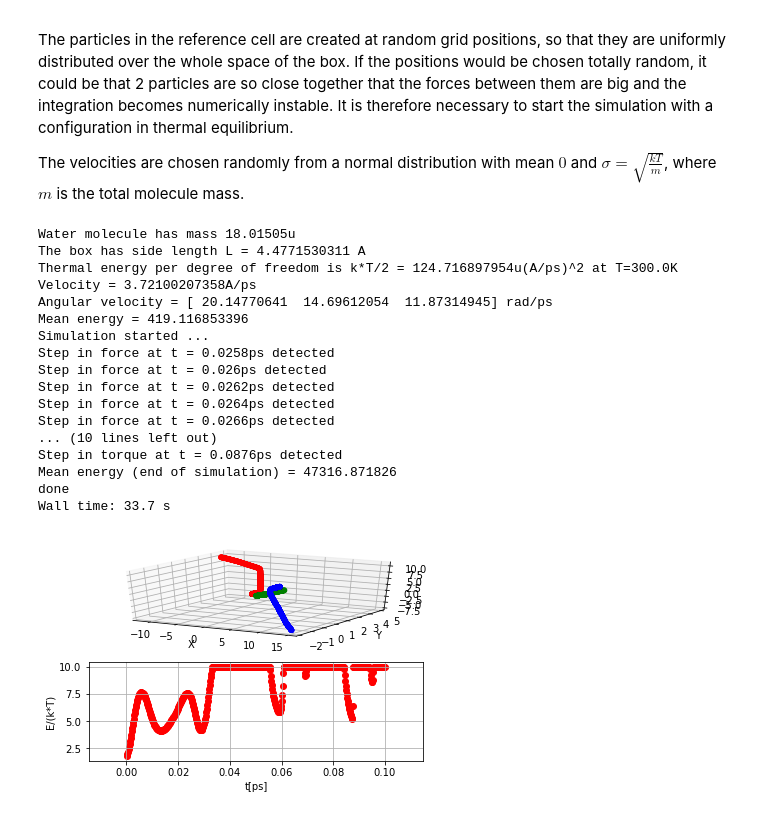
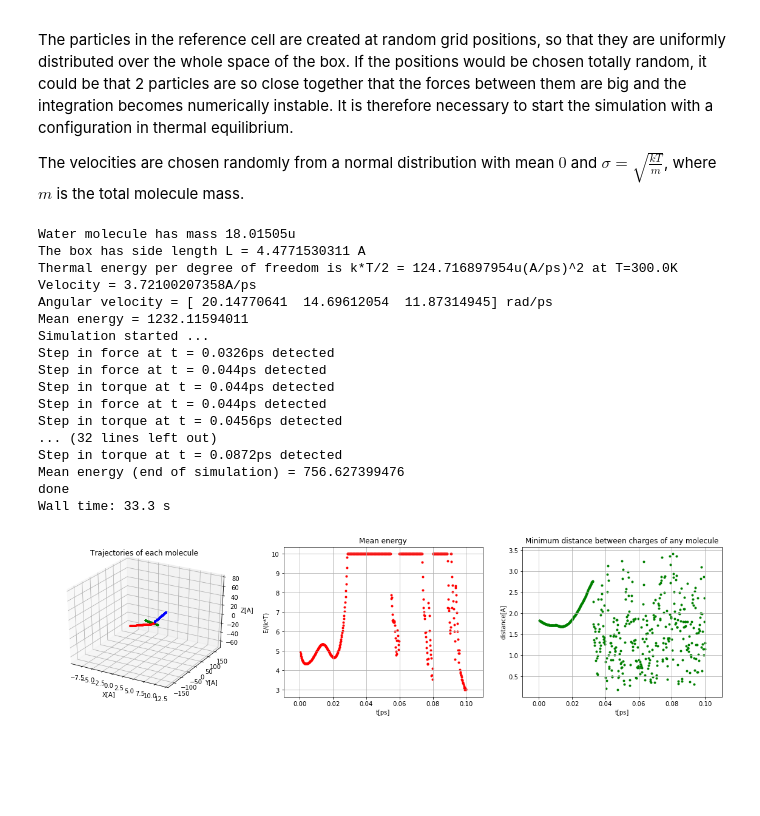
Before and after one commit to ghejc/mdwater, a Jupyter notebook: water_simulation.ipynb, the cells around one changed output. Drawn from its saved outputs; the diff is of its cells as text; code cells hidden in the pictures; blank space fills up the shorter version.

Commit message:
Monitoring of the shortest distance between charges introduced

```diff
--- a/water_simulation.ipynb
+++ b/water_simulation.ipynb
@@ -822,7 +836,7 @@ class WaterSimulator(System):
         #    print "v[m/s] = " + str(v[:,i]*100/timeSteps)
         print "done"
 # %%
-simulator = WaterSimulator(N=50)
+simulator = WaterSimulator(N=3)
 
 positions = []
 def calcTrajectories(sys):
@@ -849,54 +863,79 @@ def monitorForceAndTorque(sys):
         if np.linalg.norm(molecule.f.get(0)[1] - molecule.f.get(-1)[1]) > 10.0 * np.linalg.norm(molecule.f.get(-1)[1] - molecule.f.get(-2)[1]):
             print "Step in torque at t = " + str(sys.t) + "ps detected"
 
+distances = []
+def calcMinimumDistance(sys):
+    min_dist = np.inf
+    for molecule1 in sys.molecules:
+        for molecule2 in sys.molecules:
+            if molecule1 == molecule2:
+                continue
+            dist = molecule1.getMinimumDistance(molecule2)
+            if dist < min_dist:
+                min_dist = dist
+    distances.append([sys.t, min_dist])
+
 simulator.addTask(calcTrajectories)
 simulator.addTask(calcMeanEnergy)
 simulator.addTask(monitorForceAndTorque)
+simulator.addTask(calcMinimumDistance)
 
-%time simulator.run(timeSteps=5000,timeResolution=0.0002)
+%time simulator.run(timeSteps=500,timeResolution=0.0002)
 # %% [output]
 Water molecule has mass 18.01505u
 The box has side length L = 4.4771530311 A
 Thermal energy per degree of freedom is k*T/2 = 124.716897954u(A/ps)^2 at T=300.0K
 Velocity = 3.72100207358A/ps
 Angular velocity = [ 20.14770641  14.69612054  11.87314945] rad/ps
-Mean energy = 419.116853396
+Mean energy = 1232.11594011
 Simulation started ...
-Step in force at t = 0.0258ps detected
-Step in force at t = 0.026ps detected
-Step in force at t = 0.0262ps detected
-Step in force at t = 0.0264ps detected
-Step in force at t = 0.0266ps detected
-... (10 lines left out)
-Step in torque at t = 0.0876ps detected
-Mean energy (end of simulation) = 47316.871826
+Step in force at t = 0.0326ps detected
+Step in force at t = 0.044ps detected
+Step in torque at t = 0.044ps detected
+Step in force at t = 0.044ps detected
+Step in torque at t = 0.0456ps detected
+... (32 lines left out)
+Step in torque at t = 0.0872ps detected
+Mean energy (end of simulation) = 756.627399476
 done
-Wall time: 33.7 s
+Wall time: 33.3 s
 # %%
-fig = plt.figure()
+fig = plt.figure(figsize=(20,10))
 # plot trajectories
-ax1 = fig.add_subplot(211, projection='3d')
+ax1 = fig.add_subplot(231, projection='3d')
 # plot  mean energy/kT
-ax2 = fig.add_subplot(212)
+ax2 = fig.add_subplot(232)
+# plot  minimum distances
+ax3 = fig.add_subplot(233)
 
 r = np.array(positions)
 (i,j,k) = r.shape
 color = ['r','b','g']
 for m in range(j):
-    ax1.scatter(r[:,m,0], r[:,m,1], r[:,m,2], c=color[m % j])
+    ax1.scatter(r[:,m,0], r[:,m,1], r[:,m,2], c=color[m % j], marker='.')
 
-ax1.set_xlabel('X')
-ax1.set_ylabel('Y')
-ax1.set_zlabel('Z')
+ax1.set_xlabel('X[A]')
+ax1.set_ylabel('Y[A]')
+ax1.set_zlabel('Z[A]')
+ax1.set_title('Trajectories of each molecule')
 
 e = np.array(energy)
 e[e > 10.0] = 10.0
-ax2.scatter(e[:,0],e[:,1],c='r')
+ax2.scatter(e[:,0],e[:,1],c='r',marker='.')
 
 ax2.set_xlabel('t[ps]')
 ax2.set_ylabel('E/(k*T)')
+ax2.set_title('Mean energy')
 ax2.grid()
 
+d = np.array(distances)
+ax3.scatter(d[:,0],d[:,1],c='g',marker='.')
+
+ax3.set_xlabel('t[ps]')
+ax3.set_ylabel('distance[A]')
+ax3.set_title('Minimum distance between charges of any molecule')
+ax3.grid()
+
 plt.show()
 # %% [output]
-[figure, old version]
+[figure, new version]
```
Also changed, not shown: parts of 3 cells of this notebook.
